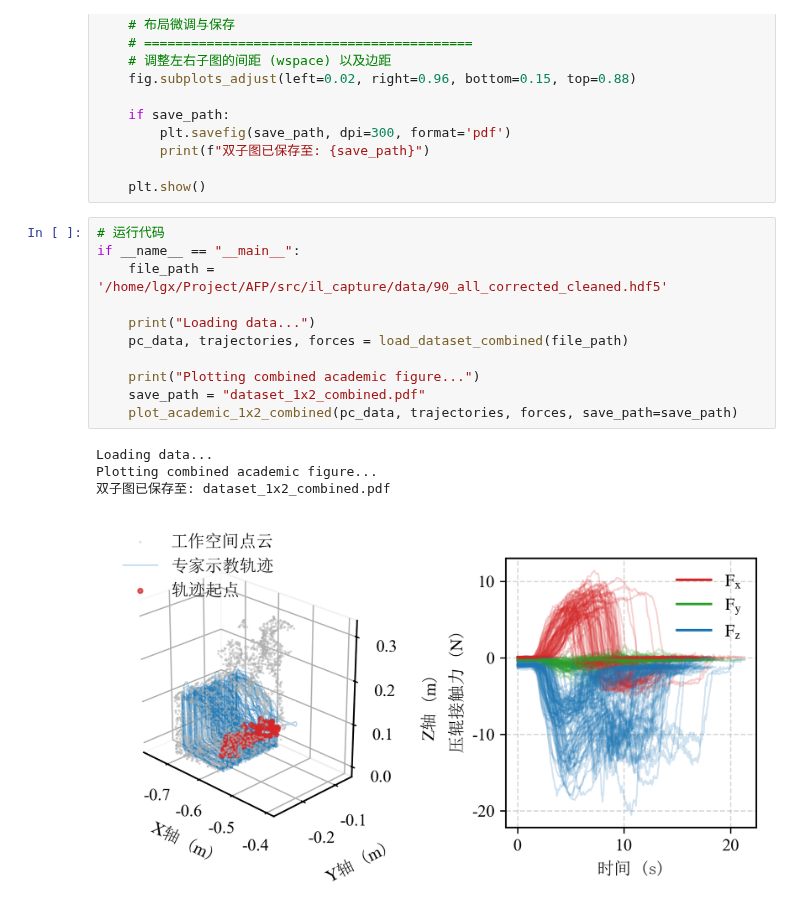
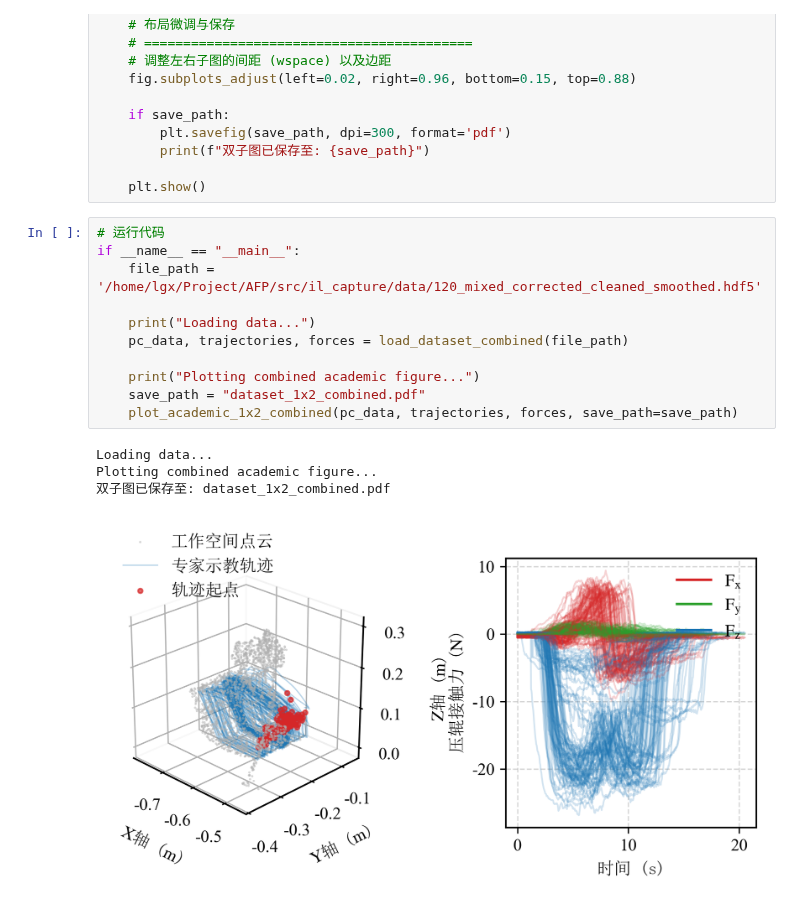
Before and after one commit to looooog0421/AFPController, a Jupyter notebook: src/il_capture/scripts/temp/dataset_process/plot_dataset.ipynb, the cells around one changed output. Drawn from its saved outputs; the diff is of its cells as text.

```diff
--- a/src/il_capture/scripts/temp/dataset_process/plot_dataset.ipynb
+++ b/src/il_capture/scripts/temp/dataset_process/plot_dataset.ipynb
@@ -284,16 +284,16 @@ def plot_academic_1x2_combined(pc_data, trajectories, forces, save_path=None):
 # %%
 # 运行代码
 if __name__ == "__main__":
-    file_path = '/home/lgx/Project/AFP/src/il_capture/data/90_all_corrected_cleaned.hdf5'
+    file_path = '/home/lgx/Project/AFP/src/il_capture/data/120_mixed_corrected_cleaned_smoothed.hdf5'
 
     print("Loading data...")
     pc_data, trajectories, forces = load_dataset_combined(file_path)
 
     print("Plotting combined academic figure...")
     save_path = "dataset_1x2_combined.pdf"
     plot_academic_1x2_combined(pc_data, trajectories, forces, save_path=save_path)
 # %% [output]
 Loading data...
 Plotting combined academic figure...
 双子图已保存至: dataset_1x2_combined.pdf
-[figure, old version]
+[figure, new version]
```
Also changed, not shown: 32 other files.
